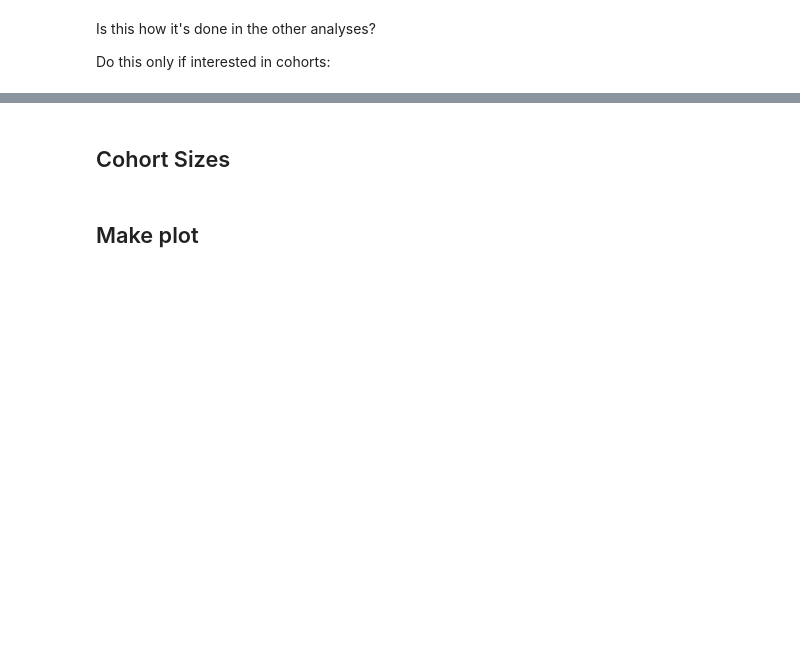
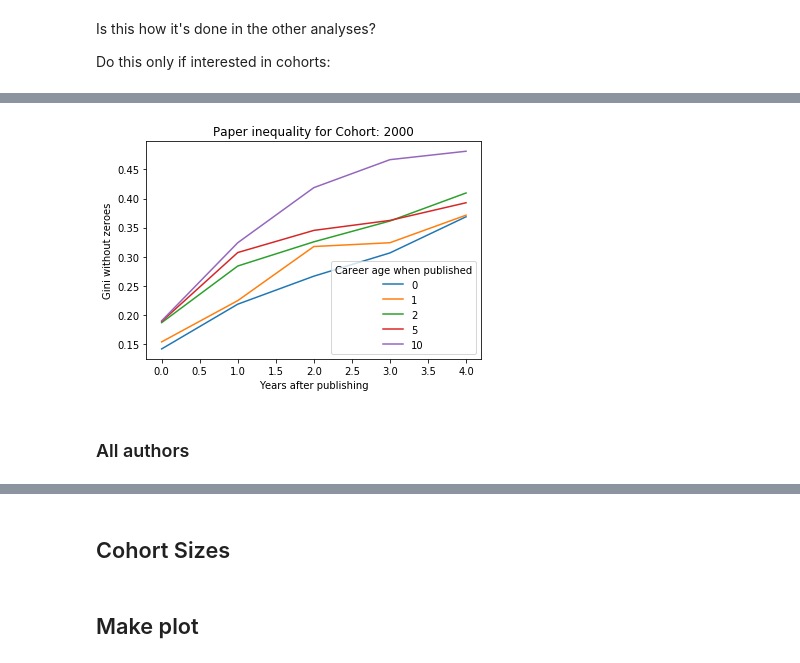
Before and after one commit to gesiscss/inequality, a Jupyter notebook: 7.Citation and Publication analysis.ipynb, the cells around one changed output, grey strips where cells are left out. Saved outputs shown, nothing was run; the diff lists cells and outputs as text; code cells hidden in the pictures; blank space fills up the shorter version.

```diff
--- a/7.Citation and Publication analysis.ipynb
+++ b/7.Citation and Publication analysis.ipynb
@@ -212,0 +135,6 @@ Do this only if interested in cohorts:
+# %%
+plot_ineq_papers_cohort(2000, 5, func=gini_nonzero, data=uncited_papers_network_first_auth_10)
+# %% [output]
+[figure, added]
+# %% [markdown]
+### All authors
```
Also changed, not shown: parts of 31 cells of this notebook, 1 other file.
